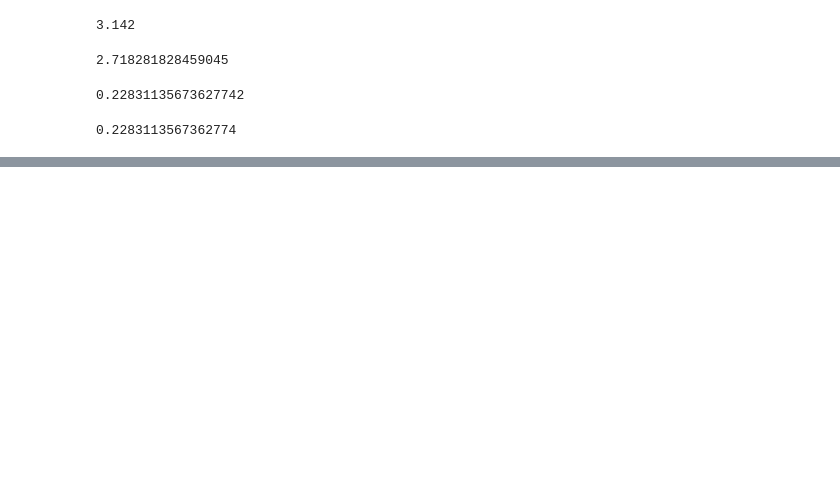
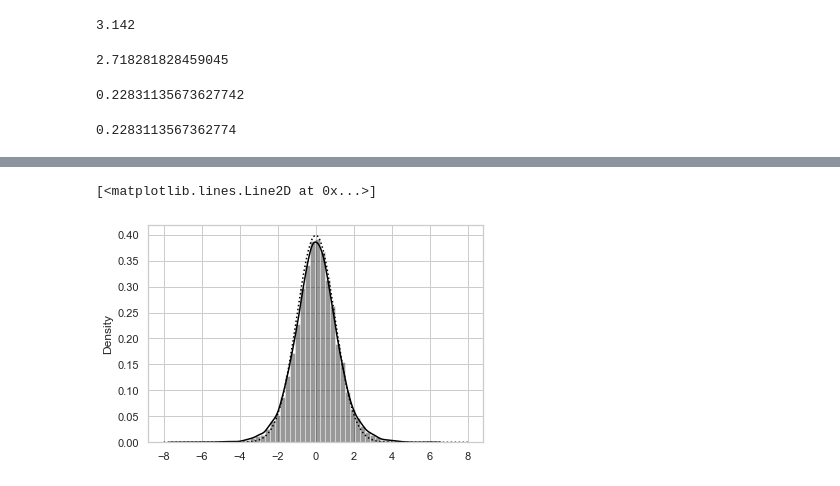
Before and after one commit to honalele/Bayesian-Modeling-With-Python, a Jupyter notebook: 1_probability.ipynb, the cells around one changed output, grey strips where cells are left out. Drawn from its saved outputs; the diff is of its cells as text; code cells hidden in the pictures; blank space fills up the shorter version.

```diff
--- a/1_probability.ipynb
+++ b/1_probability.ipynb
@@ -38,0 +85,19 @@ plt.plot(stats.norm.pdf(x=x_plot, loc=4, scale = 0.8),
+# %%
+np.random.seed(1)
+t_value_array = np.zeros(10000)
+norm_dist = stats.norm(loc=4, scale=0.8)
+for i in range(0, 10000):
+    sample = norm_dist.rvs(size=10)
+    sample_mean = np.mean(sample)
+    sample_std = np.std(sample, ddof=1)
+    sample_se = sample_std / np.sqrt(len(sample))
+    t_value_array[i] = (sample_mean-4)/sample_se
+
+sns.distplot(t_value_array, color='black')
+
+x = np.arange(start=-8, stop=8.1, step=0.1)
+plt.plot(x, stats.norm.pdf(x=x),
+        color='black', linestyle='dotted')
+# %% [output]
+[<matplotlib.lines.Line2D at 0x...>]
+[figure, added]
```
Also changed, not shown: parts of 5 cells of this notebook.
